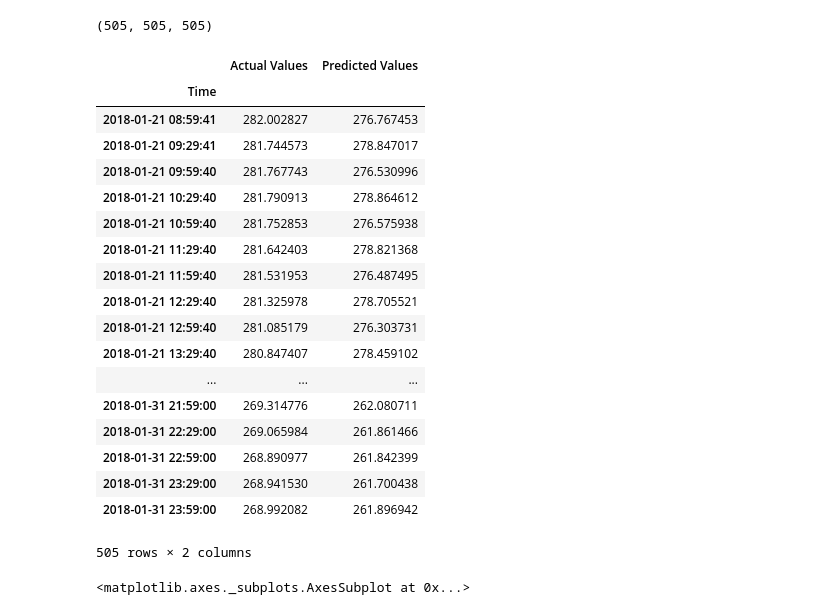
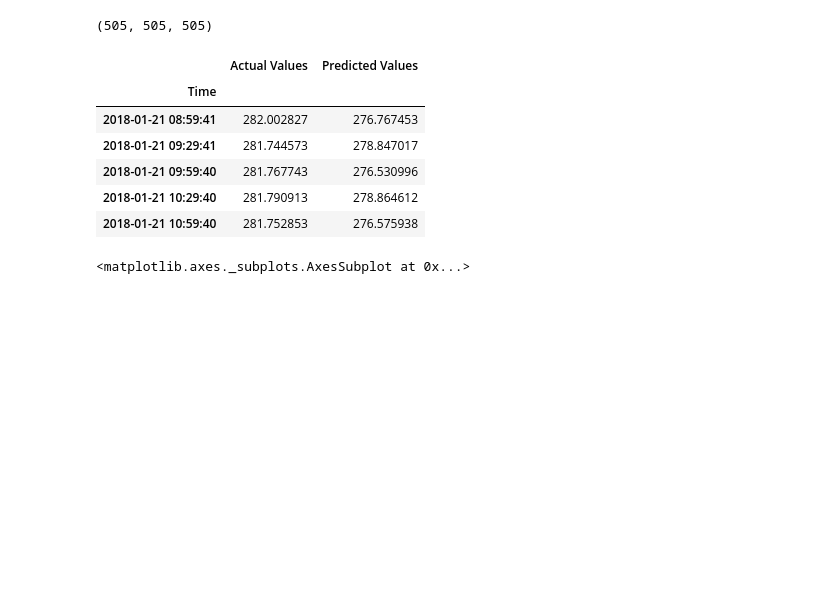
Before and after one commit to mas-dse-saachary/ORMAT_anomaly_detection, a Jupyter notebook: plant_data_analysis_with_ARIMA.ipynb, the cells around one changed output. Cells and saved outputs as stored; diff of their text form; code cells hidden in the pictures; blank space fills up the shorter version.

```diff
--- a/plant_data_analysis_with_ARIMA.ipynb
+++ b/plant_data_analysis_with_ARIMA.ipynb
@@ -745,6 +723,8 @@ size = int(len(X) * 0.66)
 train, test = X[0:size], X[size:len(X)]
 history = [x for x in train]
 predictions = list()
+v = plant_data_non_NA['Time'][size:len(X)]
+v.index = range(len(v))
 
 for t in range(len(test)):
     model = ARIMA(history, order=(0,0,1))
@@ -754,7 +734,9 @@ for t in range(len(test)):
     predictions.append(yhat)
     obs = test[t]
     history.append(obs)
-    print('predicted=%f, actual=%f' % (yhat, obs))
+    date = v[t]
+    #print('date = ' + str(date))
+    print('date=' + str(date) + ', predicted=%f, actual=%f' % (yhat, obs))
 
 error = mean_squared_error(test, predictions)
 print('Test MSE: %.3f' % error)
@@ -807,27 +789,15 @@ plot_df['Predicted Values'] = plot_df['Predicted Values'].map(lambda x: float(x)
 # %%
 plot_df = plot_df.set_index(keys = 'Time')
 # %%
-plot_df
+plot_df.head()
 # %% [output]
 |  | Actual Values | Predicted Values |
 | Time |  |  |
 | 2018-01-21 08:59:41 | 282.002827 | 276.767453 |
 | 2018-01-21 09:29:41 | 281.744573 | 278.847017 |
 | 2018-01-21 09:59:40 | 281.767743 | 276.530996 |
 | 2018-01-21 10:29:40 | 281.790913 | 278.864612 |
 | 2018-01-21 10:59:40 | 281.752853 | 276.575938 |
-| 2018-01-21 11:29:40 | 281.642403 | 278.821368 |
-| 2018-01-21 11:59:40 | 281.531953 | 276.487495 |
-| 2018-01-21 12:29:40 | 281.325978 | 278.705521 |
-| 2018-01-21 12:59:40 | 281.085179 | 276.303731 |
-| 2018-01-21 13:29:40 | 280.847407 | 278.459102 |
-| ... | ... | ... |
-| 2018-01-31 21:59:00 | 269.314776 | 262.080711 |
-| 2018-01-31 22:29:00 | 269.065984 | 261.861466 |
-| 2018-01-31 22:59:00 | 268.890977 | 261.842399 |
-| 2018-01-31 23:29:00 | 268.941530 | 261.700438 |
-| 2018-01-31 23:59:00 | 268.992082 | 261.896942 |
-505 rows × 2 columns
 # %%
 plot_df.plot()
 # %% [output]
```
Also changed, not shown: parts of 4 cells of this notebook.
